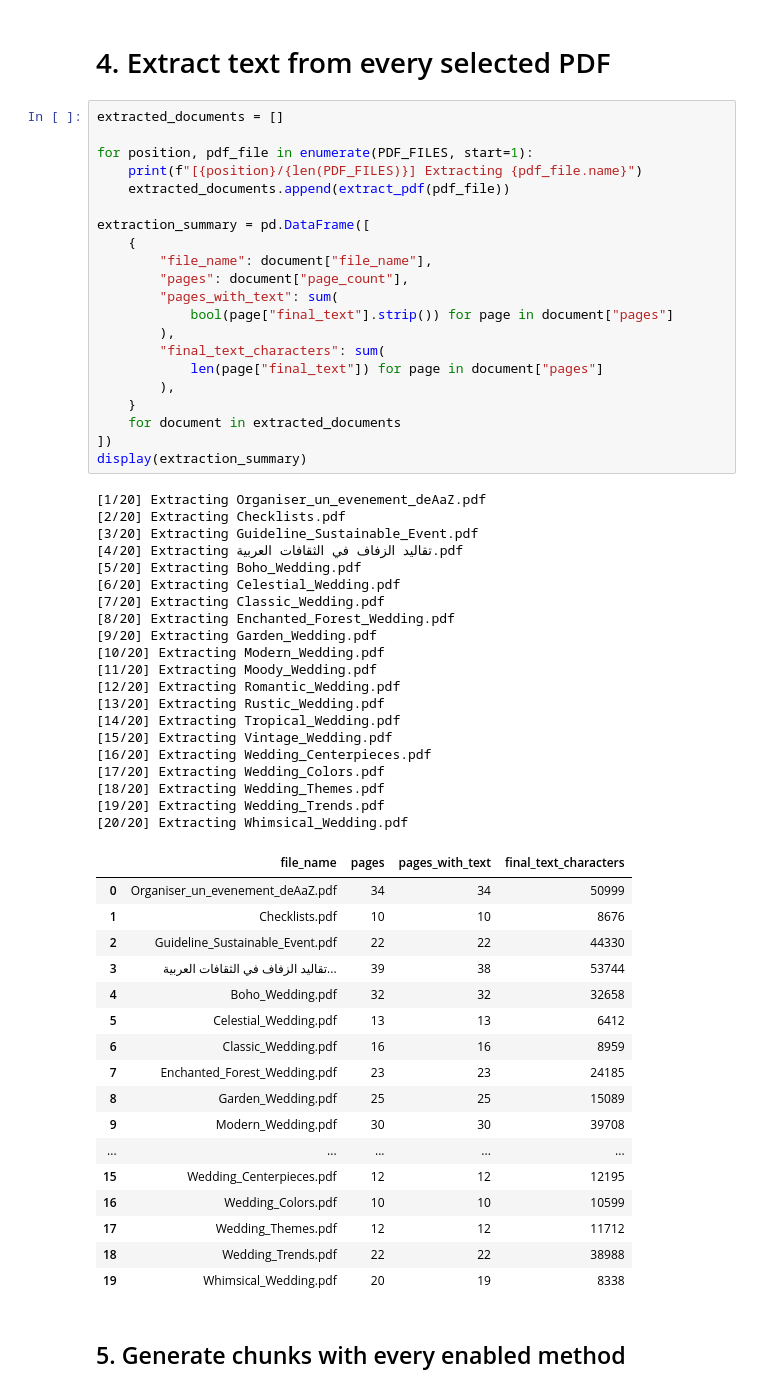
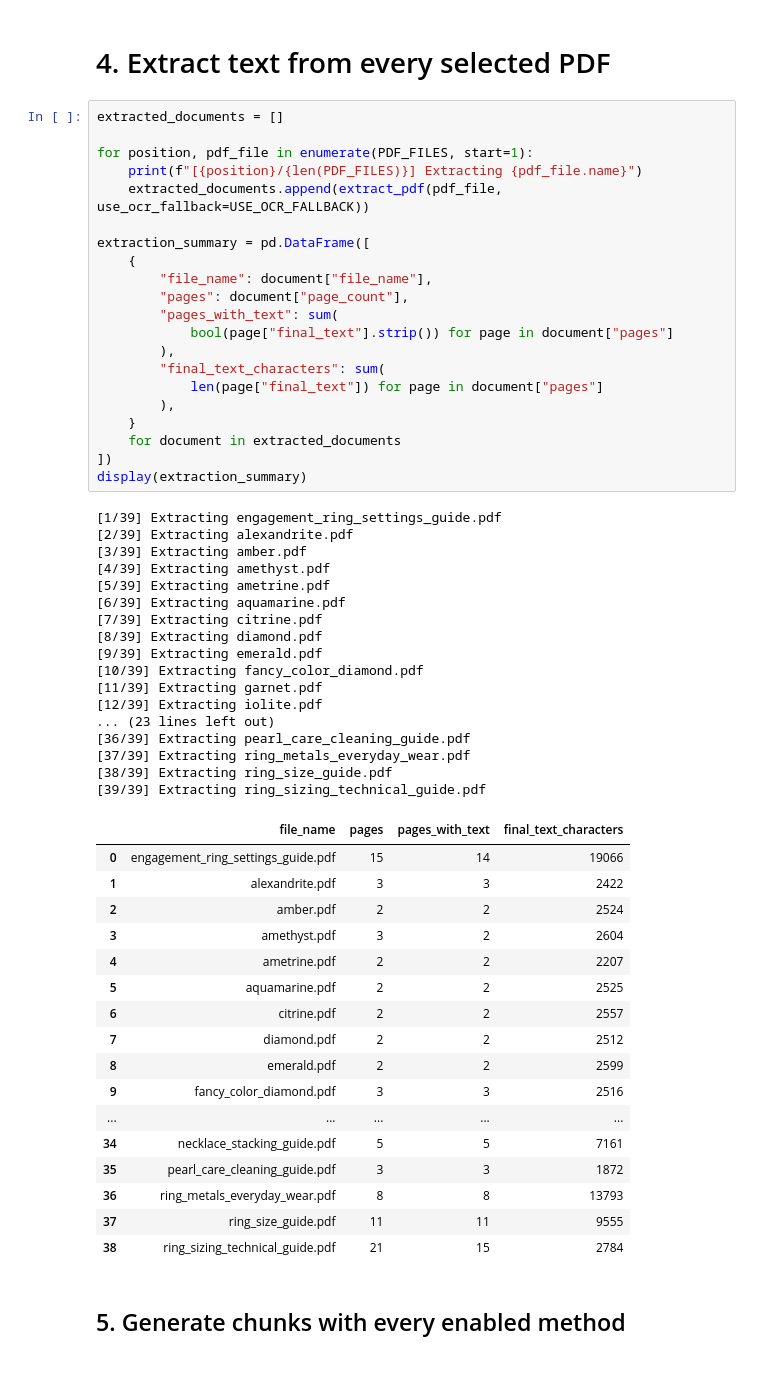
Before and after one commit to diakhalil/Jewelry, a Jupyter notebook: ai-service/src/rag/doc_notebooks/3_chunking_experiments.ipynb, the cells around one changed output. Saved outputs shown, nothing was run; the diff lists cells and outputs as text.

```diff
--- a/ai-service/src/rag/doc_notebooks/3_chunking_experiments.ipynb
+++ b/ai-service/src/rag/doc_notebooks/3_chunking_experiments.ipynb
@@ -164,62 +136,59 @@ Device: cuda:0
 # %%
 extracted_documents = []
 
 for position, pdf_file in enumerate(PDF_FILES, start=1):
     print(f"[{position}/{len(PDF_FILES)}] Extracting {pdf_file.name}")
-    extracted_documents.append(extract_pdf(pdf_file))
+    extracted_documents.append(extract_pdf(pdf_file, use_ocr_fallback=USE_OCR_FALLBACK))
 
 extraction_summary = pd.DataFrame([
     {
         "file_name": document["file_name"],
         "pages": document["page_count"],
         "pages_with_text": sum(
             bool(page["final_text"].strip()) for page in document["pages"]
         ),
         "final_text_characters": sum(
             len(page["final_text"]) for page in document["pages"]
         ),
     }
     for document in extracted_documents
 ])
 display(extraction_summary)
 # %% [output]
-[1/20] Extracting Organiser_un_evenement_deAaZ.pdf
-[2/20] Extracting Checklists.pdf
-[3/20] Extracting Guideline_Sustainable_Event.pdf
-[4/20] Extracting تقاليد الزفاف في الثقافات العربية.pdf
-[5/20] Extracting Boho_Wedding.pdf
-[6/20] Extracting Celestial_Wedding.pdf
-[7/20] Extracting Classic_Wedding.pdf
-[8/20] Extracting Enchanted_Forest_Wedding.pdf
-[9/20] Extracting Garden_Wedding.pdf
-[10/20] Extracting Modern_Wedding.pdf
-[11/20] Extracting Moody_Wedding.pdf
-[12/20] Extracting Romantic_Wedding.pdf
-[13/20] Extracting Rustic_Wedding.pdf
-[14/20] Extracting Tropical_Wedding.pdf
-[15/20] Extracting Vintage_Wedding.pdf
-[16/20] Extracting Wedding_Centerpieces.pdf
-[17/20] Extracting Wedding_Colors.pdf
-[18/20] Extracting Wedding_Themes.pdf
-[19/20] Extracting Wedding_Trends.pdf
-[20/20] Extracting Whimsical_Wedding.pdf
+[1/39] Extracting engagement_ring_settings_guide.pdf
+[2/39] Extracting alexandrite.pdf
+[3/39] Extracting amber.pdf
+[4/39] Extracting amethyst.pdf
+[5/39] Extracting ametrine.pdf
+[6/39] Extracting aquamarine.pdf
+[7/39] Extracting citrine.pdf
+[8/39] Extracting diamond.pdf
+[9/39] Extracting emerald.pdf
+[10/39] Extracting fancy_color_diamond.pdf
+[11/39] Extracting garnet.pdf
+[12/39] Extracting iolite.pdf
+... (23 lines left out)
+[36/39] Extracting pearl_care_cleaning_guide.pdf
+[37/39] Extracting ring_metals_everyday_wear.pdf
+[38/39] Extracting ring_size_guide.pdf
+[39/39] Extracting ring_sizing_technical_guide.pdf
 |  | file_name | pages | pages_with_text | final_text_characters |
-| 0 | Organiser_un_evenement_deAaZ.pdf | 34 | 34 | 50999 |
-| 1 | Checklists.pdf | 10 | 10 | 8676 |
-| 2 | Guideline_Sustainable_Event.pdf | 22 | 22 | 44330 |
-| 3 | تقاليد الزفاف في الثقافات العربية... | 39 | 38 | 53744 |
-| 4 | Boho_Wedding.pdf | 32 | 32 | 32658 |
-| 5 | Celestial_Wedding.pdf | 13 | 13 | 6412 |
-| 6 | Classic_Wedding.pdf | 16 | 16 | 8959 |
-| 7 | Enchanted_Forest_Wedding.pdf | 23 | 23 | 24185 |
-| 8 | Garden_Wedding.pdf | 25 | 25 | 15089 |
-| 9 | Modern_Wedding.pdf | 30 | 30 | 39708 |
+| 0 | engagement_ring_settings_guide.pdf | 15 | 14 | 19066 |
+| 1 | alexandrite.pdf | 3 | 3 | 2422 |
+| 2 | amber.pdf | 2 | 2 | 2524 |
+| 3 | amethyst.pdf | 3 | 2 | 2604 |
+| 4 | ametrine.pdf | 2 | 2 | 2207 |
+| 5 | aquamarine.pdf | 2 | 2 | 2525 |
+| 6 | citrine.pdf | 2 | 2 | 2557 |
+| 7 | diamond.pdf | 2 | 2 | 2512 |
+| 8 | emerald.pdf | 2 | 2 | 2599 |
+| 9 | fancy_color_diamond.pdf | 3 | 3 | 2516 |
 | ... | ... | ... | ... | ... |
-| 15 | Wedding_Centerpieces.pdf | 12 | 12 | 12195 |
-| 16 | Wedding_Colors.pdf | 10 | 10 | 10599 |
-| 17 | Wedding_Themes.pdf | 12 | 12 | 11712 |
-| 18 | Wedding_Trends.pdf | 22 | 22 | 38988 |
-| 19 | Whimsical_Wedding.pdf | 20 | 19 | 8338 |
+| 34 | necklace_stacking_guide.pdf | 5 | 5 | 7161 |
+| 35 | pearl_care_cleaning_guide.pdf | 3 | 3 | 1872 |
+| 36 | ring_metals_everyday_wear.pdf | 8 | 8 | 13793 |
+| 37 | ring_size_guide.pdf | 11 | 11 | 9555 |
+| 38 | ring_sizing_technical_guide.pdf | 21 | 15 | 2784 |
 # %% [markdown]
 ## 5. Generate chunks with every enabled method
 # %%
```
Also changed, not shown: parts of 16 cells of this notebook, 7 other files.
